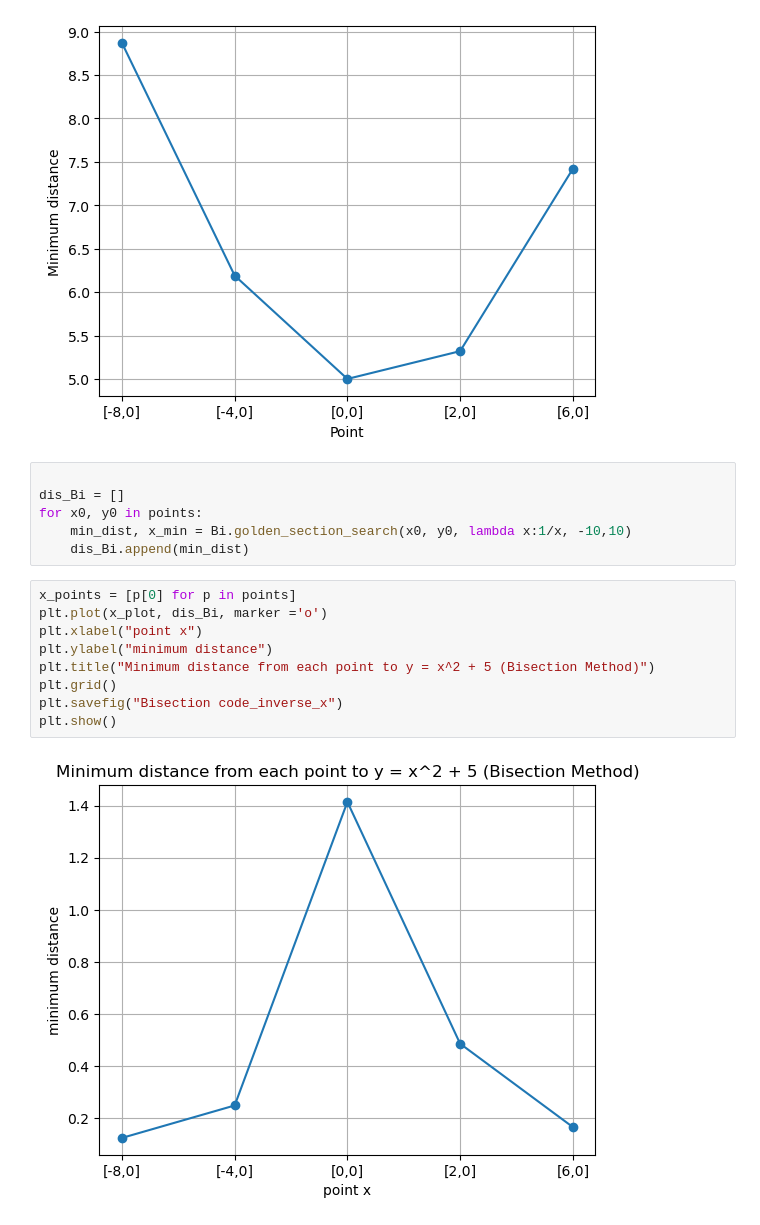
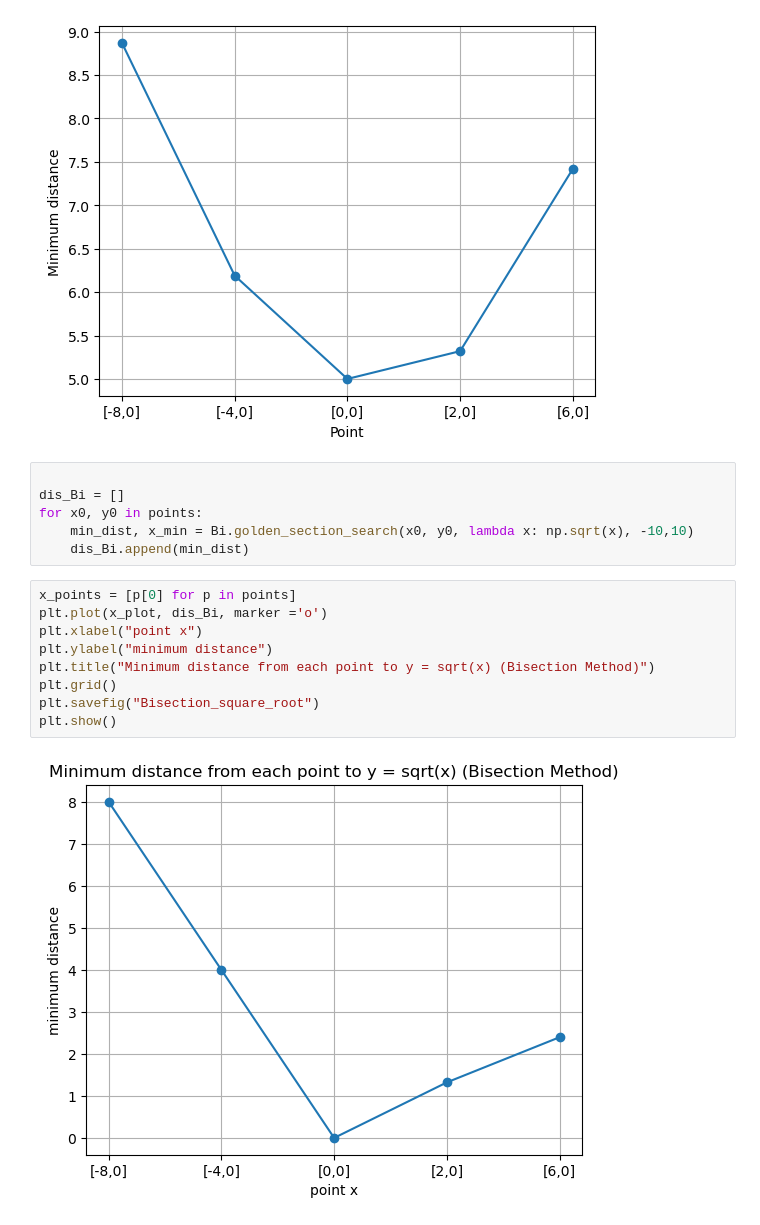
Before and after one commit to EthanAB99/EthanAB99.github.io, a Jupyter notebook: assignment1.ipynb, the cells around one changed output. Drawn from its saved outputs; the diff is of its cells as text.

Commit message:
fixed sqrt error, web bugs, presentation flow, added some missing formulas

```diff
--- a/assignment1.ipynb
+++ b/assignment1.ipynb
@@ -51,19 +52,19 @@ plt.show()
 
 dis_Bi = []
 for x0, y0 in points:
-    min_dist, x_min = Bi.golden_section_search(x0, y0, lambda x:1/x, -10,10)
+    min_dist, x_min = Bi.golden_section_search(x0, y0, lambda x: np.sqrt(x), -10,10)
     dis_Bi.append(min_dist)
 # %%
 x_points = [p[0] for p in points]
 plt.plot(x_plot, dis_Bi, marker ='o')
 plt.xlabel("point x")
 plt.ylabel("minimum distance")
-plt.title("Minimum distance from each point to y = x^2 + 5 (Bisection Method)")
+plt.title("Minimum distance from each point to y = sqrt(x) (Bisection Method)")
 plt.grid()
-plt.savefig("Bisection code_inverse_x")
+plt.savefig("Bisection_square_root")
 plt.show()
 # %% [output]
-[figure, old version]
+[figure, new version]
 # %%
 dis_NR = []
 reload(NR)
```
Also changed, not shown: parts of 7 cells of this notebook, 9 other files.
